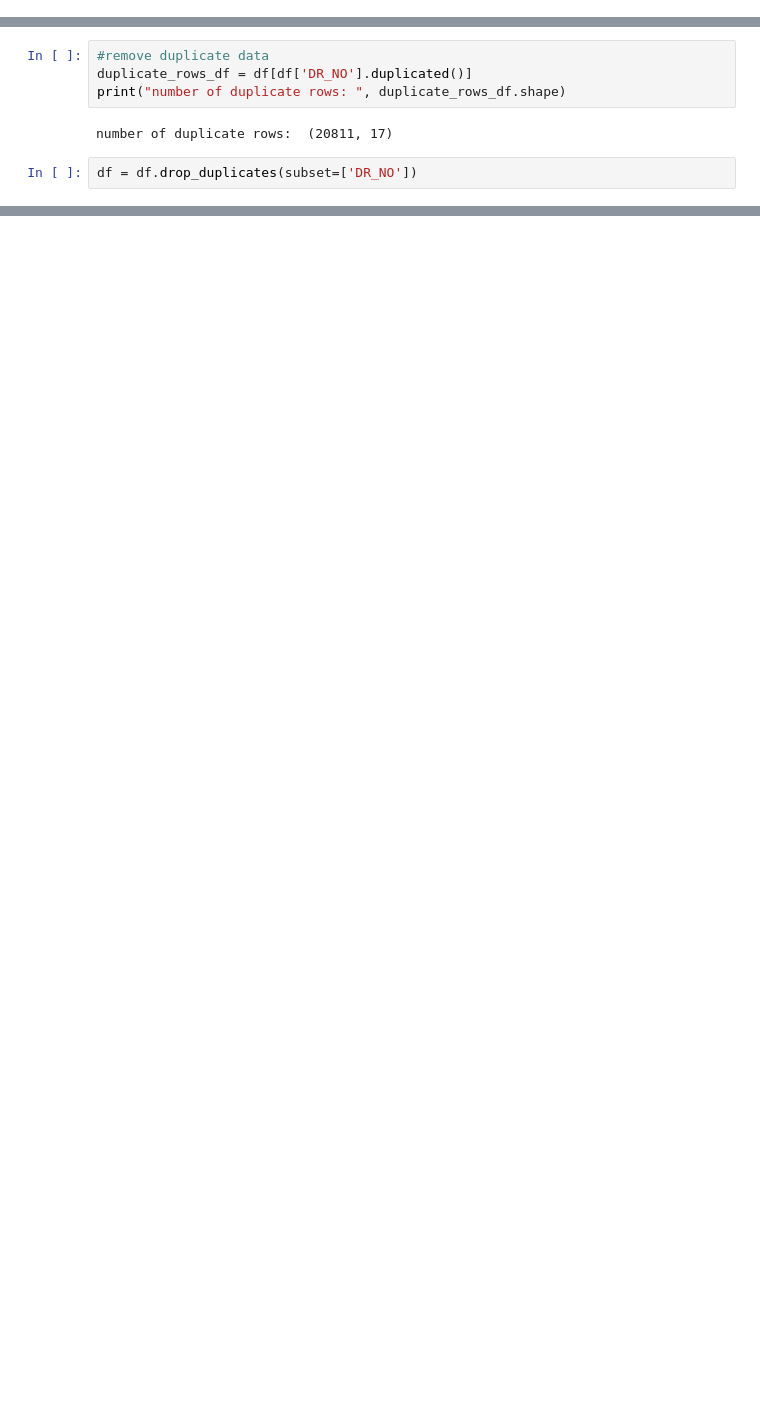
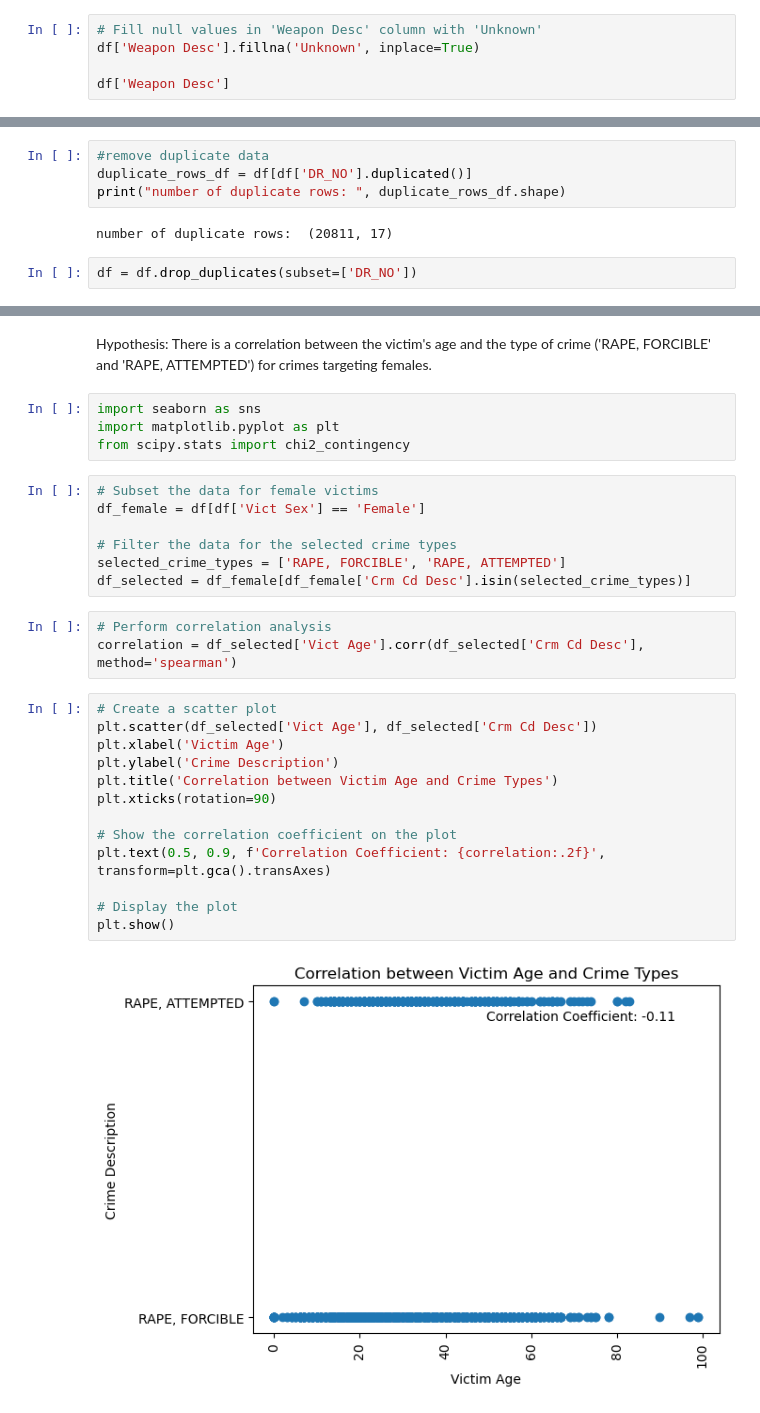
Before and after one commit to chloephuong/LHL-Midterm-Capstone-Project, a Jupyter notebook: Capstone-Project.ipynb, the cells around one changed output, grey strips where cells are left out. Drawn from its saved outputs; the diff is of its cells as text; blank space fills up the shorter version.

```diff
--- a/Capstone-Project.ipynb
+++ b/Capstone-Project.ipynb
@@ -159,0 +144,5 @@ Name: Weapon Desc, Length: 968833, dtype: object
+# %%
+# Fill null values in 'Weapon Desc' column with 'Unknown'
+df['Weapon Desc'].fillna('Unknown', inplace=True)
+
+df['Weapon Desc']
@@ -226,0 +233,31 @@ dtype: int64
+# %% [markdown]
+Hypothesis: There is a correlation between the victim's age and the type of crime ('RAPE, FORCIBLE' and 'RAPE, ATTEMPTED') for crimes targeting females.
+# %%
+import seaborn as sns
+import matplotlib.pyplot as plt
+from scipy.stats import chi2_contingency
+# %%
+# Subset the data for female victims
+df_female = df[df['Vict Sex'] == 'Female']
+
+# Filter the data for the selected crime types
+selected_crime_types = ['RAPE, FORCIBLE', 'RAPE, ATTEMPTED']
+df_selected = df_female[df_female['Crm Cd Desc'].isin(selected_crime_types)]
+# %%
+# Perform correlation analysis
+correlation = df_selected['Vict Age'].corr(df_selected['Crm Cd Desc'], method='spearman')
+# %%
+# Create a scatter plot
+plt.scatter(df_selected['Vict Age'], df_selected['Crm Cd Desc'])
+plt.xlabel('Victim Age')
+plt.ylabel('Crime Description')
+plt.title('Correlation between Victim Age and Crime Types')
+plt.xticks(rotation=90)
+
+# Show the correlation coefficient on the plot
+plt.text(0.5, 0.9, f'Correlation Coefficient: {correlation:.2f}', transform=plt.gca().transAxes)
+
+# Display the plot
+plt.show()
+# %% [output]
+[figure, added]
```
Also changed, not shown: parts of 8 cells of this notebook.
